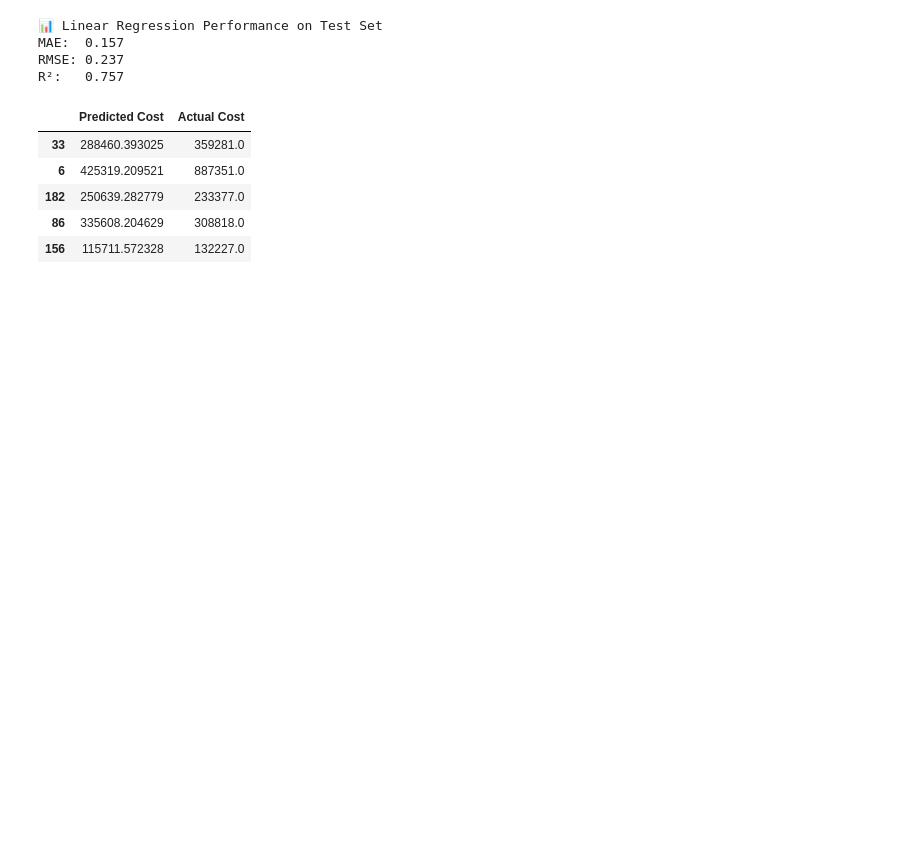
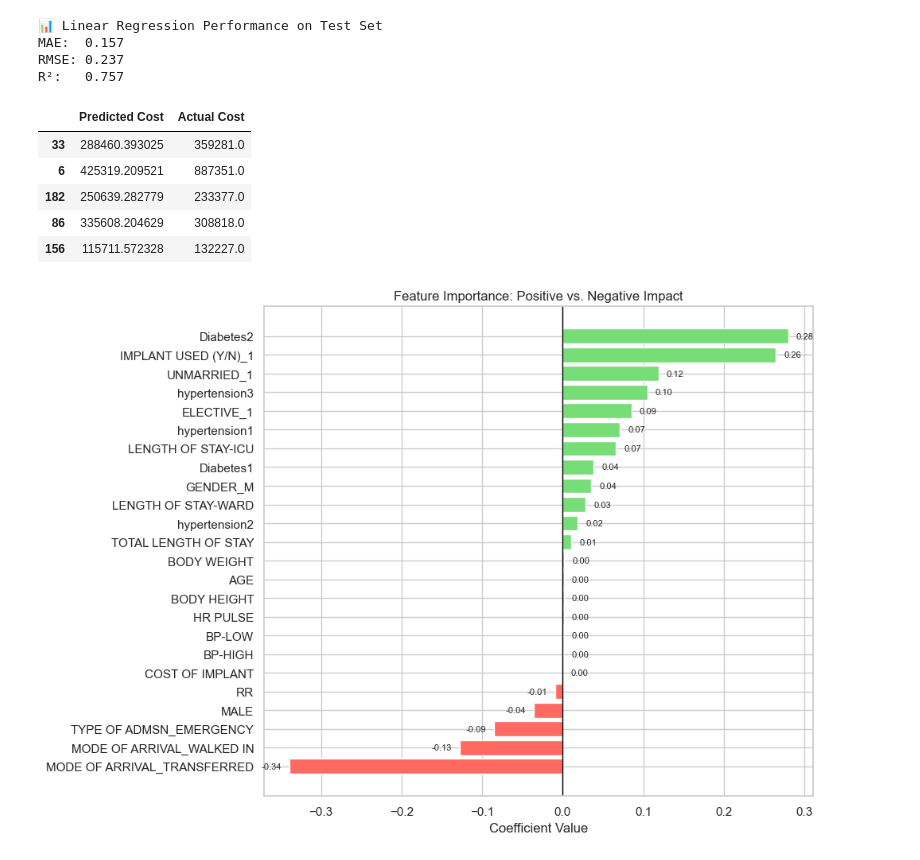
Before and after one commit to nickyh1024/hospital_pricing_prediction_project, a Jupyter notebook: notebooks/01_data_understanding.ipynb, the cells around one changed output. Drawn from its saved outputs; the diff is of its cells as text; code cells hidden in the pictures; blank space fills up the shorter version.

```diff
--- a/notebooks/01_data_understanding.ipynb
+++ b/notebooks/01_data_understanding.ipynb
@@ -113,7 +113,7 @@ selected_features = [
     'Diabetes1', 'Diabetes2', 'hypertension1', 'hypertension2', 'hypertension3',
     'MODE OF ARRIVAL', 'TYPE OF ADMSN', 'ELECTIVE',
     'GENDER'  # Categorical column — will encode next
-]m
+]
 
 # Subset the data including the target column
 df_model = df[selected_features + ['Ln(Total Cost)']].copy()
@@ -122,7 +122,12 @@ df_model = df[selected_features + ['Ln(Total Cost)']].copy()
 df_model['IMPLANT USED (Y/N)'] = df_model['IMPLANT USED (Y/N)'].map({'Y': 1, 'N': 0})
 
 # Encode categorical variables using one-hot encoding
-df_model = pd.get_dummies(df_model, columns=['GENDER', 'MODE OF ARRIVAL', 'TYPE OF ADMSN'], drop_first=True)
+df_model = pd.get_dummies(
+    df_model,
+    columns=['GENDER', 'MODE OF ARRIVAL', 'TYPE OF ADMSN', 'IMPLANT USED (Y/N)', 'UNMARRIED', 'ELECTIVE'],
+    drop_first=True
+)
+
 
 # View result
 df_model.head()
@@ -136,3 +141,6 @@ from sklearn.model_selection import train_test_split
 X_train, X_test, y_train, y_test = train_test_split(
     X, y, test_size=0.2, random_state=42
 )
+
+print(X_train.columns)
+print(X_train.dtypes)
@@ -184,13 +210,45 @@ R²:   0.757
 # %%
 # Feature importance from linear regression coefficients
 feature_importance = pd.DataFrame({
     'Feature': X.columns,
     'Coefficient': lr_model.coef_
 })
 
 # Sort by absolute value of coefficients (most impactful first)
 feature_importance['Abs_Coefficient'] = feature_importance['Coefficient'].abs()
 feature_importance = feature_importance.sort_values(by='Abs_Coefficient', ascending=False)
 
 # View top features
-feature_importance.head(10)
+feature_importance
+
+import matplotlib.pyplot as plt
+
+# Sort for better visualization
+feature_importance_sorted = feature_importance.sort_values('Coefficient', ascending=True)
+
+plt.figure(figsize=(10, len(feature_importance_sorted) * 0.3))
+bars = plt.barh(
+    feature_importance_sorted['Feature'],
+    feature_importance_sorted['Coefficient'],
+    color=['#ff6961' if coef < 0 else '#77dd77' for coef in feature_importance_sorted['Coefficient']]
+)
+
+# Add coefficient value labels next to each bar
+for bar in bars:
+    width = bar.get_width()
+    plt.text(
+        width + 0.01 if width > 0 else width - 0.01,  # offset based on direction
+        bar.get_y() + bar.get_height() / 2,
+        f"{width:.2f}",
+        va='center',
+        ha='left' if width > 0 else 'right',
+        fontsize=8
+    )
+
+plt.axvline(0, color='black', linewidth=1)
+plt.xlabel('Coefficient Value')
+plt.title('Feature Importance: Positive vs. Negative Impact')
+plt.tight_layout()
+plt.show()
+# %% [output]
+[figure, added]
```
Also changed, not shown: parts of 3 cells of this notebook, 1 other file.
